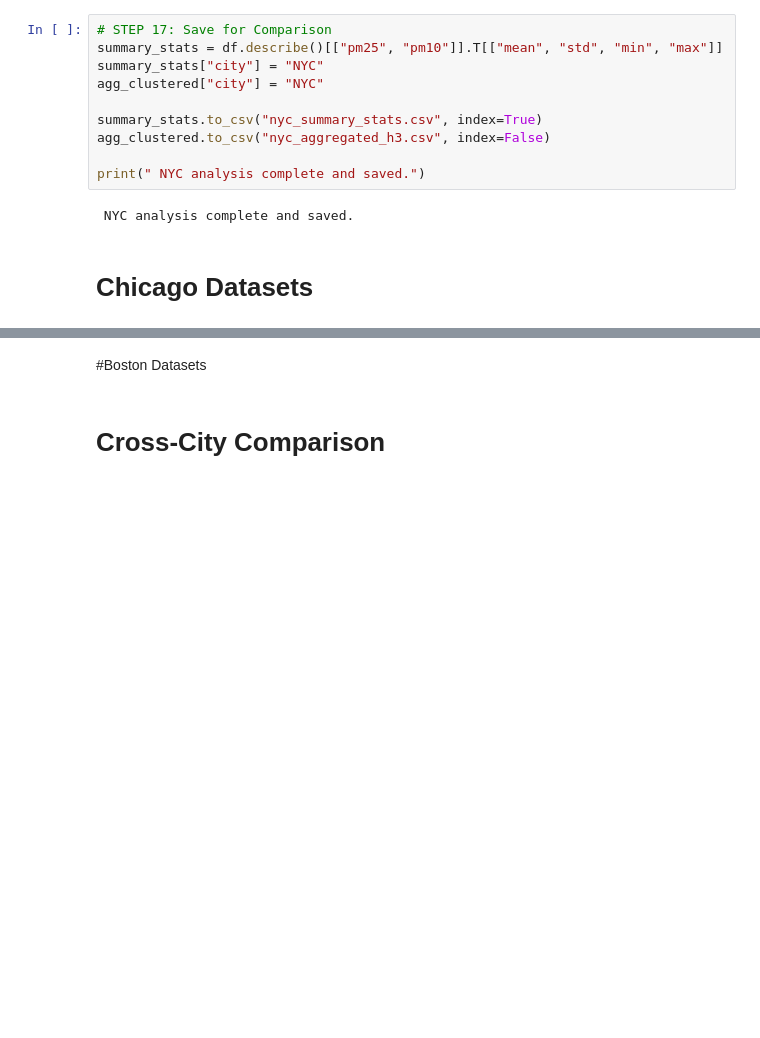
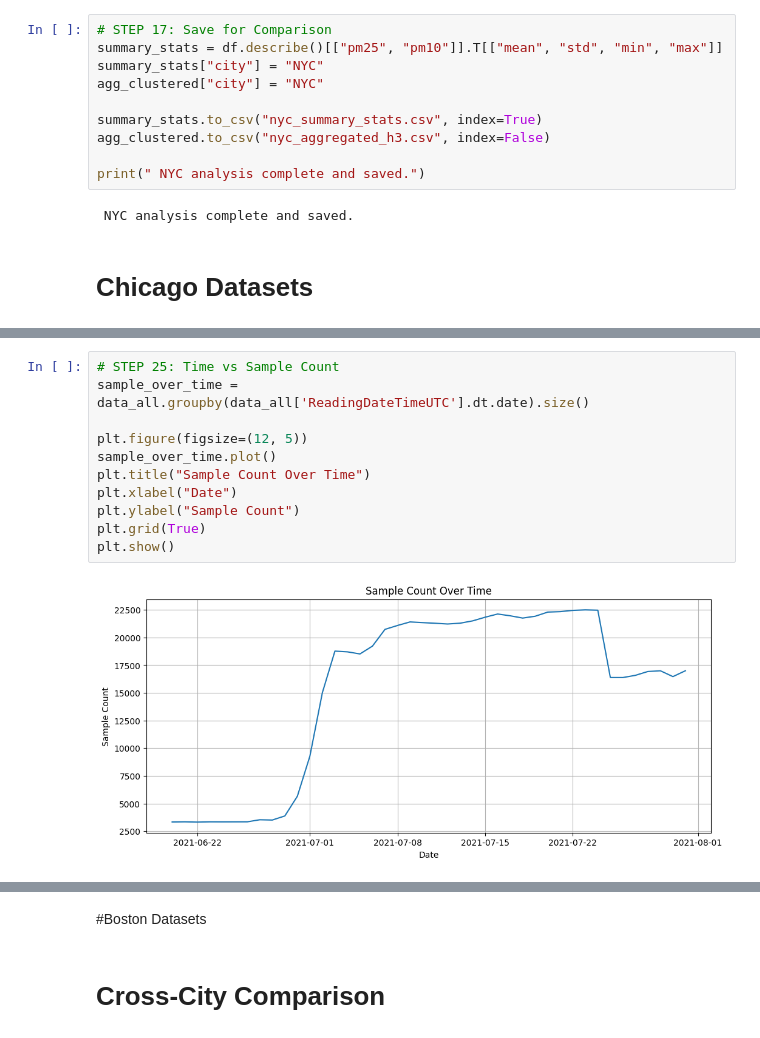
Before and after one commit to Dr-Isam-ALJAWARNEH/fds-project-airnav, a Jupyter notebook: NYC_Boston_Chicago_Project.ipynb, the cells around one changed output, grey strips where cells are left out. Drawn from its saved outputs; the diff is of its cells as text; blank space fills up the shorter version.

```diff
--- a/NYC_Boston_Chicago_Project.ipynb
+++ b/NYC_Boston_Chicago_Project.ipynb
@@ -288,0 +368,13 @@ print(" NYC analysis complete and saved.")
+# %%
+# STEP 25: Time vs Sample Count
+sample_over_time = data_all.groupby(data_all['ReadingDateTimeUTC'].dt.date).size()
+
+plt.figure(figsize=(12, 5))
+sample_over_time.plot()
+plt.title("Sample Count Over Time")
+plt.xlabel("Date")
+plt.ylabel("Sample Count")
+plt.grid(True)
+plt.show()
+# %% [output]
+[figure, added]
```
Also changed, not shown: parts of 10 cells of this notebook.
